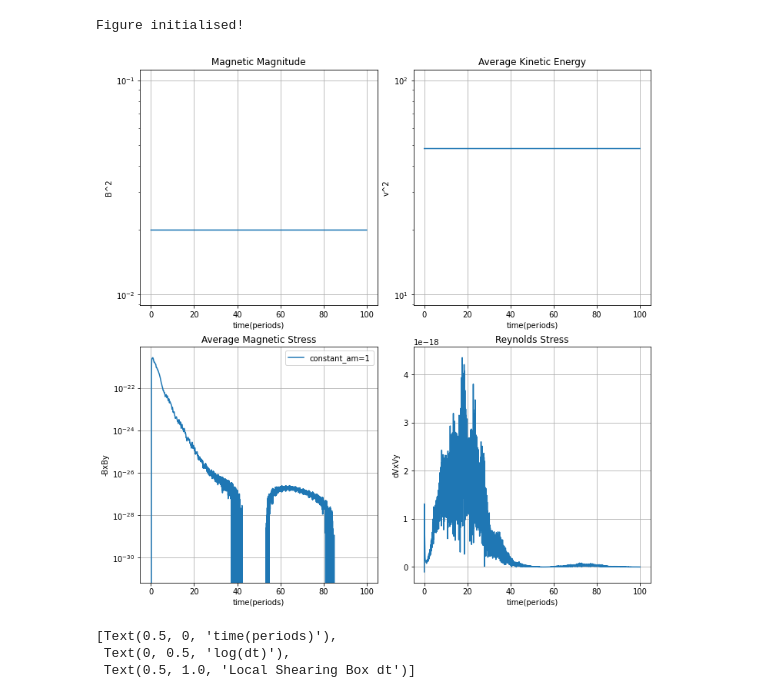
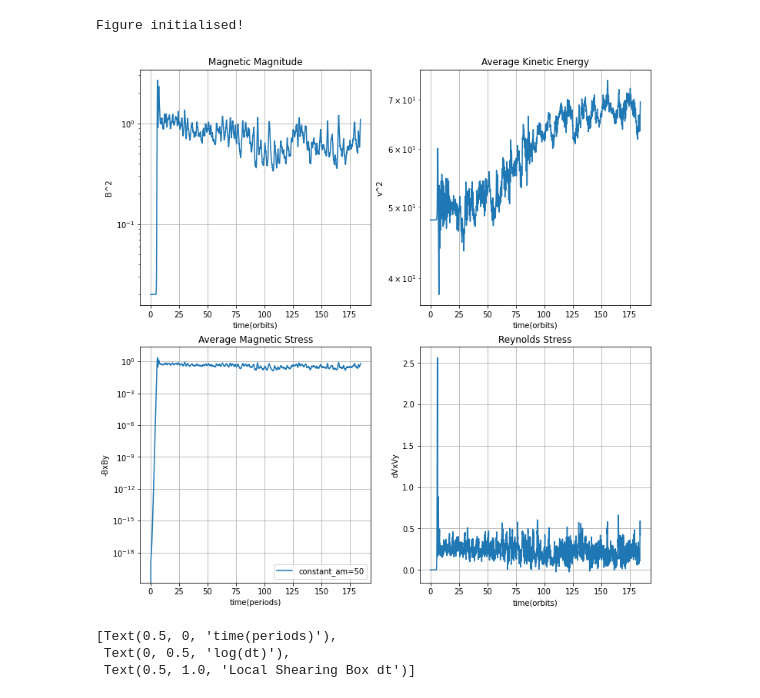
Before and after one commit to asmohov/ppd, a Jupyter notebook: hgb_plot_tester.ipynb, the cells around one changed output. Cells and saved outputs as stored; diff of their text form; code cells hidden in the pictures.

```diff
--- a/hgb_plot_tester.ipynb
+++ b/hgb_plot_tester.ipynb
@@ -1,23 +1,23 @@
 # %%
 from matplotlib import pyplot as plt
 
 from hgb_plot import init_hgb
 from hgb_plot import hgb_plot
 
 
 #figure formatting
 
 
 fig,ax = init_hgb()
 
 
 
 
 #hgb_plot(file name,label,fig,ax,volume)
-hgb_plot('./ad_prof/const_am_big/point1/HGB.hst','constant_am=1',fig,ax,8)
+hgb_plot('./ad_prof/amp_50_long/HGB.hst','constant_am=50',fig,ax,8)
 # %% [output]
 Figure initialised!
-[figure, old version]
+[figure, new version]
 # %%
 # Data for plotting dt evolution
 
```
Also changed, not shown: 24 other files.
